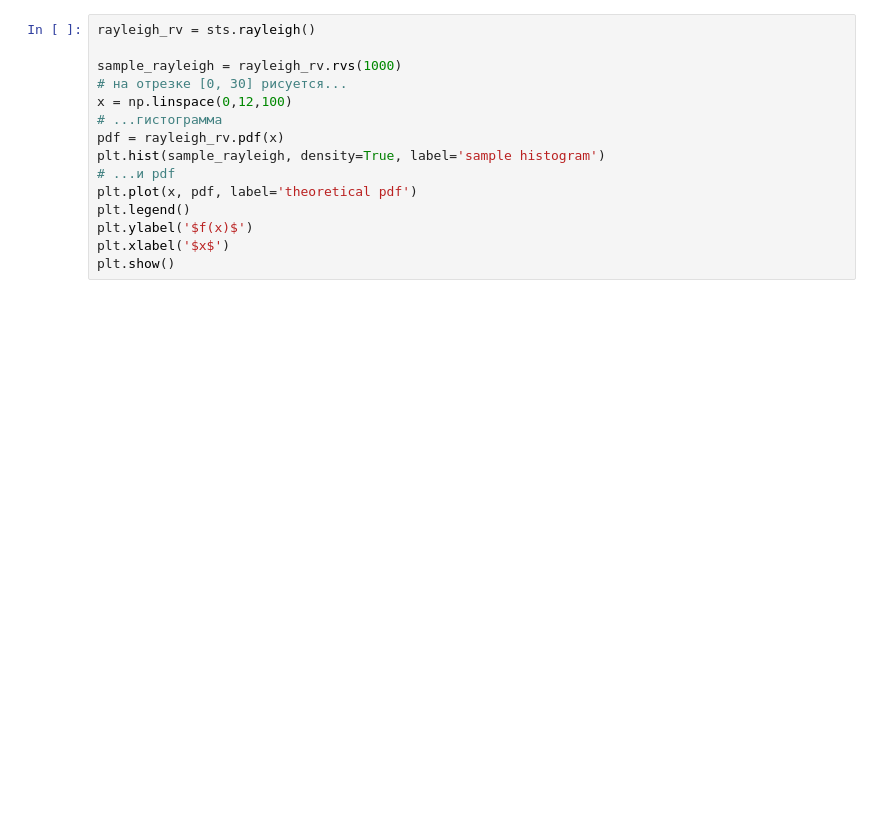
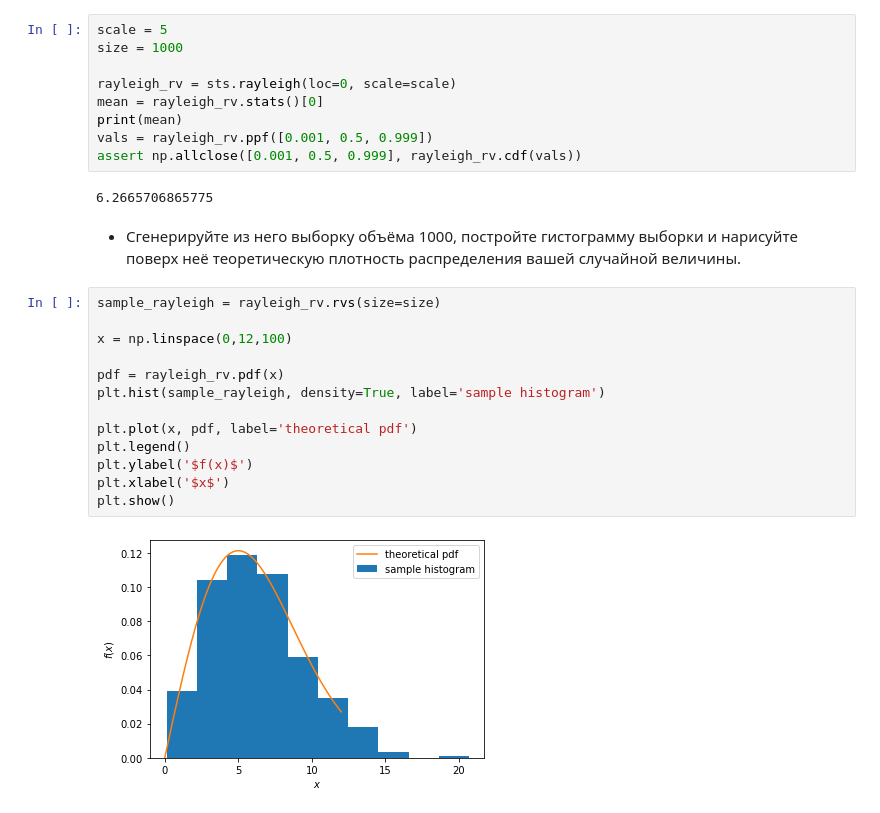
Before and after one commit to Laztrex/basic-statistic, a Jupyter notebook: coursera_statistic_python/coursera_math_and_python_week4.ipynb, the cells around one changed output. Drawn from its saved outputs; the diff is of its cells as text; blank space fills up the shorter version.

```diff
--- a/coursera_statistic_python/coursera_math_and_python_week4.ipynb
+++ b/coursera_statistic_python/coursera_math_and_python_week4.ipynb
@@ -11,15 +16,28 @@ import scipy.stats as sts
+# %%
+scale = 5
+size = 1000
+
+rayleigh_rv = sts.rayleigh(loc=0, scale=scale)
+mean = rayleigh_rv.stats()[0]
+print(mean)
+vals = rayleigh_rv.ppf([0.001, 0.5, 0.999])
+assert np.allclose([0.001, 0.5, 0.999], rayleigh_rv.cdf(vals))
+# %% [output]
+6.2665706865775
+# %% [markdown]
+* Сгенерируйте из него выборку объёма 1000, постройте гистограмму выборки и нарисуйте поверх неё теоретическую плотность распределения вашей случайной величины.
 # %%
-rayleigh_rv = sts.rayleigh()
+sample_rayleigh = rayleigh_rv.rvs(size=size)
 
-sample_rayleigh = rayleigh_rv.rvs(1000)
-# на отрезке [0, 30] рисуется...
 x = np.linspace(0,12,100)
-# ...гистограмма
+
 pdf = rayleigh_rv.pdf(x)
 plt.hist(sample_rayleigh, density=True, label='sample histogram')
-# ...и pdf
+
 plt.plot(x, pdf, label='theoretical pdf')
 plt.legend()
 plt.ylabel('$f(x)$')
 plt.xlabel('$x$')
 plt.show()
+# %% [output]
+[figure, added]
```
Also changed, not shown: parts of 6 cells of this notebook.
